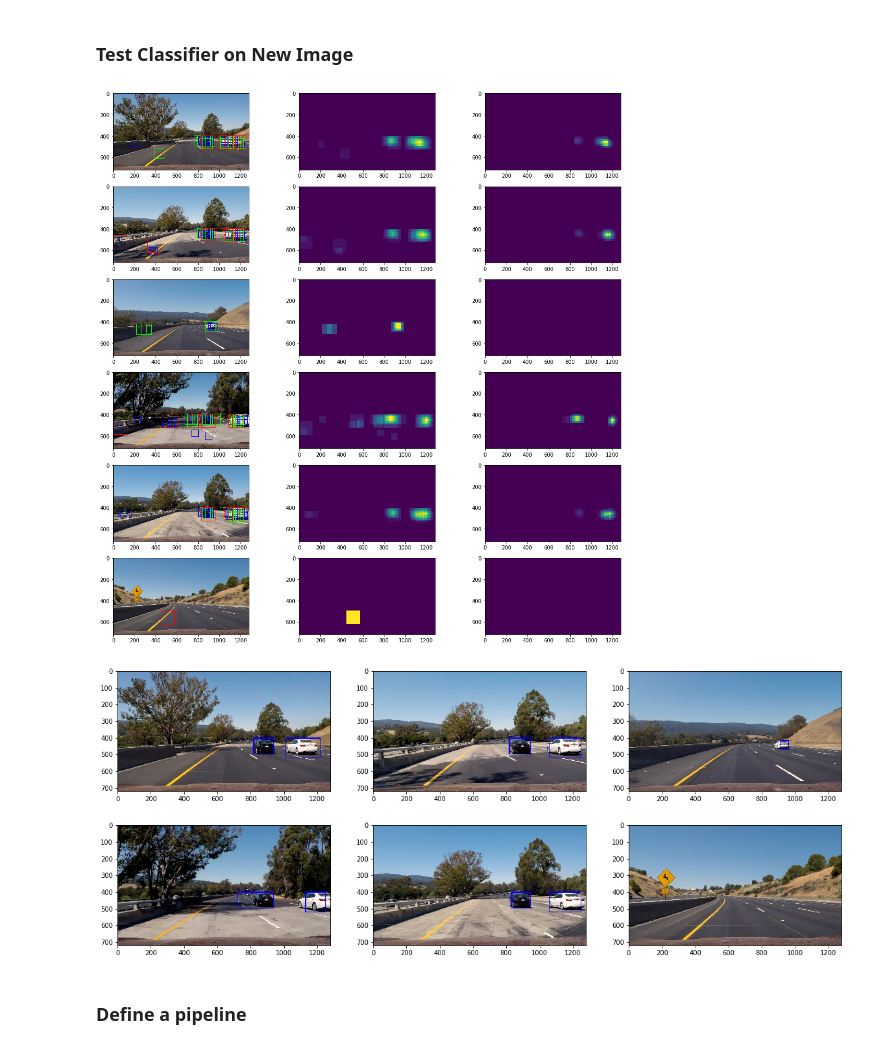
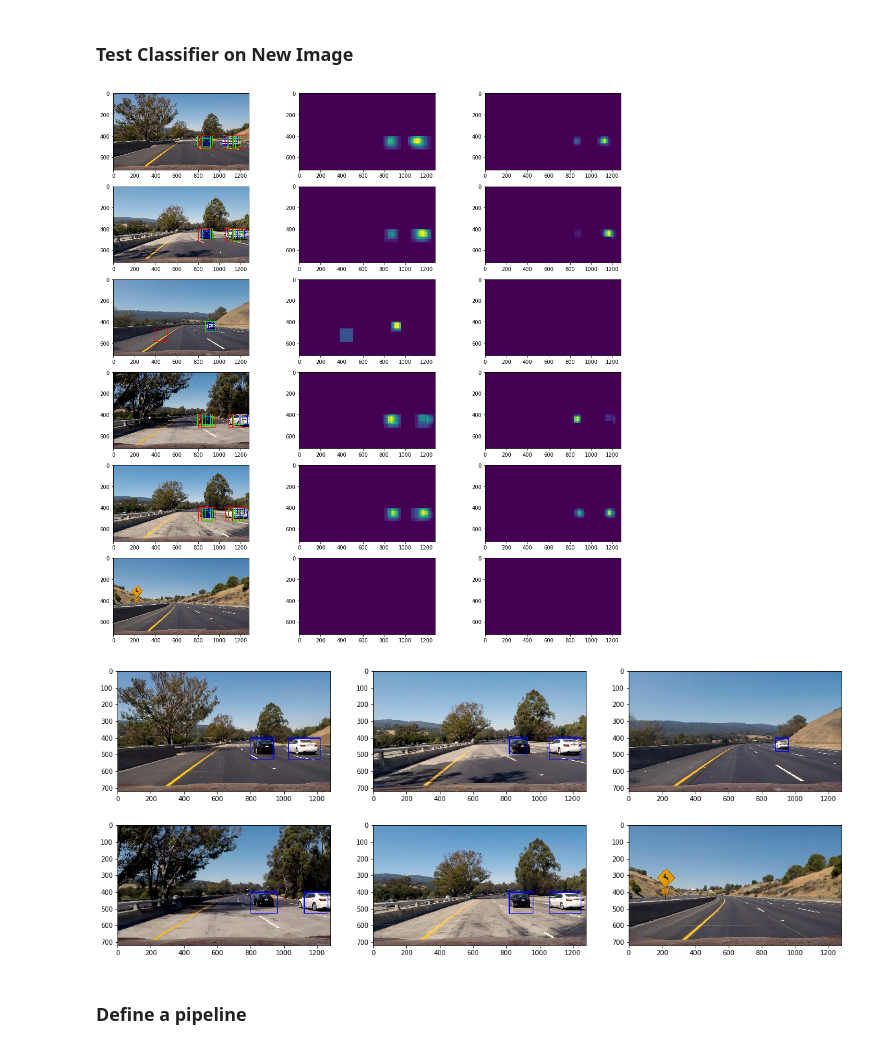
Before and after one commit to mhaytmyr/Udacity, a Jupyter notebook: Term1_Project5/Project5_Pipeline.ipynb, the cells around one changed output. Drawn from its saved outputs; the diff is of its cells as text; code cells hidden in the pictures.

```diff
--- a/Term1_Project5/Project5_Pipeline.ipynb
+++ b/Term1_Project5/Project5_Pipeline.ipynb
@@ -234,0 +255,20 @@ plot_learning_curve(clf, title, X_train, y_train, ylim=(0.2, 1.01), cv=cv,
+# %%
+from sklearn.linear_model import LogisticRegression
+from sklearn.svm import LinearSVC
+from sklearn.model_selection import ShuffleSplit
+from sklearn.model_selection import train_test_split
+from sklearn.model_selection import learning_curve
+from sklearn.model_selection import GridSearchCV, RandomizedSearchCV
+from sklearn.svm import SVC
+
+#load saved data
+data = pickle.load(open("vehicle_data.pckl","rb"))
+
+X_train, X_test, y_train, y_test = train_test_split(data["features"],data["labels"], test_size=0.50, random_state=42,
+                                                    stratify=data["labels"])
+
+parameters = {'kernel':('linear', 'rbf'), 'C':[0.5, 10, 15, 50], 'gamma':['auto',0.001,0.01,0.1,1,10]}
+svr = SVC()
+#clf = GridSearchCV(svr, param_grid = parameters,scoring='f1')
+clf = RandomizedSearchCV(svr, param_distributions = parameters,scoring='f1')
+clf.fit(X_train, y_train)
@@ -349,16 +399,16 @@ def find_cars(img, ystart, ystop, scale, svc, X_scaler, color_space,
             ytop = ypos*pix_per_cell
 
             # Extract the image patch
-            subimg = cv2.resize(ctrans_tosearch[ytop:ytop+window, xleft:xleft+window], (64,64))
+            #subimg = cv2.resize(ctrans_tosearch[ytop:ytop+window, xleft:xleft+window], (64,64))
 
             # Get color features
-            spatial_features = bin_spatial(subimg, size=spatial_size)
-            hist_features = color_hist(subimg, nbins=hist_bins)
+            #spatial_features = bin_spatial(subimg, size=spatial_size)
+            #hist_features = color_hist(subimg, nbins=hist_bins)
 
             # Scale features and make a prediction
-            test_features = X_scaler.transform(np.hstack((spatial_features, hist_features, hog_features)).reshape(1, -1))
-            #test_features = X_scaler.transform(np.hstack((shape_feat, hist_feat)).reshape(1, -1))
-            test_prediction = svc.predict(test_features)
+            #test_features = X_scaler.transform(np.hstack((spatial_features, hist_features, hog_features)).reshape(1, -1))
+            test_features = X_scaler.transform(hog_features.reshape(1,-1))
+            test_prediction = clf.predict(test_features)
 
 
             xbox_left = np.int(xleft*scale)
@@ -391,39 +441,37 @@ def get_jaccard(heat_maps):
     for item in heat_maps:
         intersection *= item
         #union += item
-
-    #union[union==0] = 1
     return intersection
 
 
 heat_maps = []
 for idx in range(6):
     img = cv2.imread(test_img[idx])[:,:,::-1]
 
     scale_one_window, heat_map1 = find_cars(img, ystart, ystop, 1.0, clf, X_scaler, color_space,
                     orient, pix_per_cell, cell_per_block, spatial_size, hist_bins)
 
     scale_two_window, heat_map2 = find_cars(img, ystart, ystop, 1.5, clf, X_scaler, color_space,
                     orient, pix_per_cell, cell_per_block, spatial_size, hist_bins)
 
     scale_three_window,heat_map3 = find_cars(img, ystart, ystop, 2.0, clf, X_scaler, color_space,
                     orient, pix_per_cell, cell_per_block, spatial_size, hist_bins)
 
     out_img = draw_rectange(img,scale_one_window, color=(0,0,255), thickness=3)
     out_img = draw_rectange(out_img,scale_two_window, color=(0,255,0), thickness=3)
     out_img = draw_rectange(out_img,scale_three_window, color=(255,0,0), thickness=3)
 
     #heat_map = [heat_map1,heat_map2,heat_map3]
     heat_map = heat_map1+heat_map2+heat_map3
     heat_maps.append(heat_map)
 
     jaccard = get_jaccard([heat_map1,heat_map2,heat_map3])
 
     ax[idx*3].imshow(out_img)
     ax[idx*3+1].imshow(heat_map1+heat_map2+heat_map3)
     ax[idx*3+2].imshow(jaccard)
 # %% [output]
-[figure, old version]
+[figure, new version]
 # %%
 from scipy.ndimage.measurements import label
 
@@ -442,7 +490,7 @@ def draw_labeled_bboxes(img, labels):
     # Return the image
     return img
 
-threshold = 5
+threshold = 2
 
 fig, axes = plt.subplots(ncols=3, nrows=2, figsize=(20,8))
 ax = axes.ravel()
@@ -456,9 +504,9 @@ for idx in range(6):
     draw_img = draw_labeled_bboxes(np.copy(img), labels)
     ax[idx].imshow(draw_img)
 
-fig.savefig('examples/output_bboxes.jpg')
+#fig.savefig('examples/output_bboxes.jpg')
 # %% [output]
-[figure, old version]
+[figure, new version]
 # %% [markdown]
 ### Define a pipeline
 # %%
```
Also changed, not shown: parts of 8 cells of this notebook, 2 other files.
